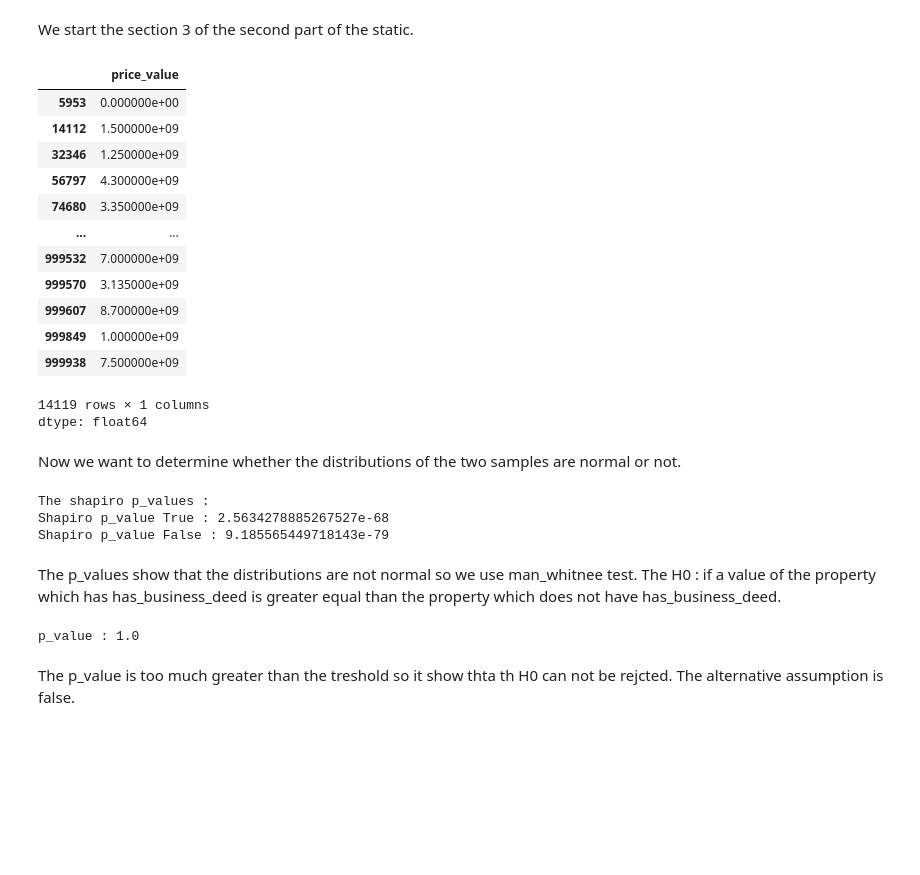
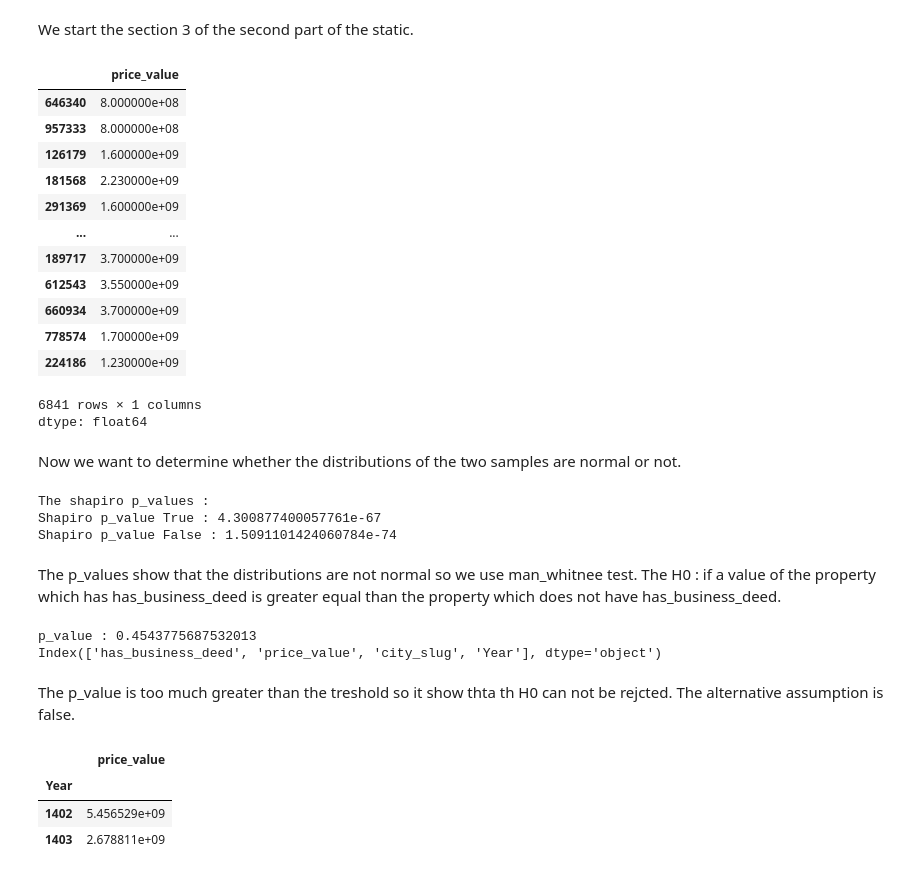
Before and after one commit to AmirrezaNasiri85/Artificial-Inteligance-Boot-Camp, a Jupyter notebook: ProjectOne.ipynb, the cells around one changed output. Drawn from its saved outputs; the diff is of its cells as text; code cells hidden in the pictures; blank space fills up the shorter version.

```diff
--- a/ProjectOne.ipynb
+++ b/ProjectOne.ipynb
@@ -379,30 +357,31 @@ data_frame_3 = data_frame_3.dropna(subset=["city_slug"])
 # Some operations to fill the Nan values of the price_value and removing the outliers.
 data_frame_3 = trun_grogorian_solar_year.transform(data_frame_3)
 data_frame_3 = fill_price_value.transform(data_frame_3)
-data_frame_3 = (
-    data_frame_3.groupby(["Year"], group_keys=False)
-    .apply(remove_outliers_iqr_price_value)
-)
+data_frame_3 = data_frame_3.dropna(subset=["city_slug", "price_value"]).groupby(
+        ["city_slug", "Year"], group_keys=False
+    ).apply(remove_outliers_iqr_price_value)
 # %%
+data_frame_3 = pd.DataFrame(data_frame_3)
+
 labels = data_frame_3.has_business_deed.isna()
 target = data_frame_3[~labels]
 has_business_True = target[target["has_business_deed"] == True]["price_value"]
 has_business_False = target[target["has_business_deed"] == False]["price_value"]
 has_business_True
 # %% [output]
 |  | price_value |
-| 5953 | 0.000000e+00 |
-| 14112 | 1.500000e+09 |
-| 32346 | 1.250000e+09 |
-| 56797 | 4.300000e+09 |
-| 74680 | 3.350000e+09 |
+| 646340 | 8.000000e+08 |
+| 957333 | 8.000000e+08 |
+| 126179 | 1.600000e+09 |
+| 181568 | 2.230000e+09 |
+| 291369 | 1.600000e+09 |
 | ... | ... |
-| 999532 | 7.000000e+09 |
-| 999570 | 3.135000e+09 |
-| 999607 | 8.700000e+09 |
-| 999849 | 1.000000e+09 |
-| 999938 | 7.500000e+09 |
+| 189717 | 3.700000e+09 |
+| 612543 | 3.550000e+09 |
+| 660934 | 3.700000e+09 |
+| 778574 | 1.700000e+09 |
+| 224186 | 1.230000e+09 |
-14119 rows × 1 columns
+6841 rows × 1 columns
 dtype: float64
 # %% [markdown]
 Now we want to determine whether the distributions of the two samples are normal or not.
@@ -416,8 +395,8 @@ print(f"Shapiro p_value True : {shapiro_pvalue_True}")
 print(f"Shapiro p_value False : {shapiro_pvalue_False}")
 # %% [output]
 The shapiro p_values :
-Shapiro p_value True : 2.5634278885267527e-68
-Shapiro p_value False : 9.185565449718143e-79
+Shapiro p_value True : 4.300877400057761e-67
+Shapiro p_value False : 1.5091101424060784e-74
 # %% [markdown]
 The p_values show that the distributions are not normal so we use man_whitnee test.
 The H0 : if a value of the property which has has_business_deed is greater equal than the property which does not have has_business_deed.
@@ -426,8 +405,12 @@ from scipy.stats import mannwhitneyu
 
 u_state, p_value = mannwhitneyu(has_business_True, has_business_False, alternative="less")
 print(f"p_value : {p_value}")
+
+
+print(target.columns)
 # %% [output]
-p_value : 1.0
+p_value : 0.4543775687532013
+Index(['has_business_deed', 'price_value', 'city_slug', 'Year'], dtype='object')
 # %% [markdown]
 The p_value is too much greater than the treshold so it show thta th H0 can not be rejcted.
 The alternative assumption is false.
@@ -435,0 +417,14 @@ The alternative assumption is false.
+# %%
+# For option you can plot some barplot. ask this one !!!!.
+have_deed = target[target["has_business_deed"] == True]
+not_have_deed = target[target["has_business_deed"] == False]
+
+have_deed = pd.DataFrame(have_deed.groupby("Year")["price_value"].mean())
+not_have_deed = pd.DataFrame(not_have_deed.groupby("Year")["price_value"].mean())
+
+have_deed
+# %% [output]
+|  | price_value |
+| Year |  |
+| 1402 | 5.456529e+09 |
+| 1403 | 2.678811e+09 |
```
Also changed, not shown: parts of 10 cells of this notebook.
